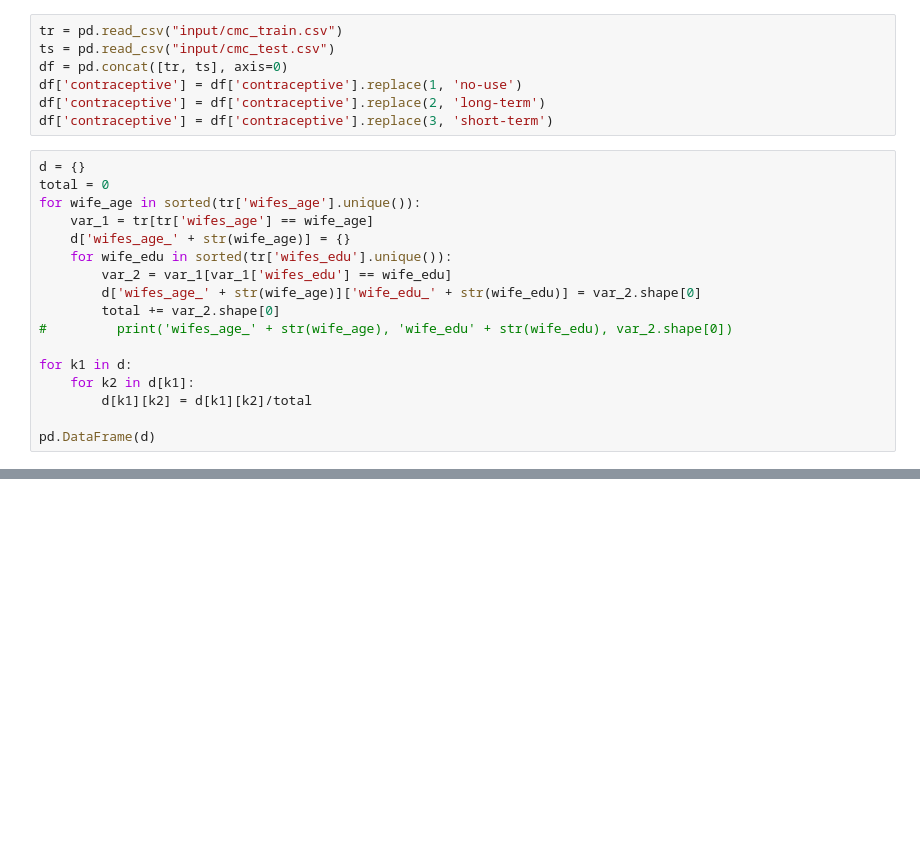
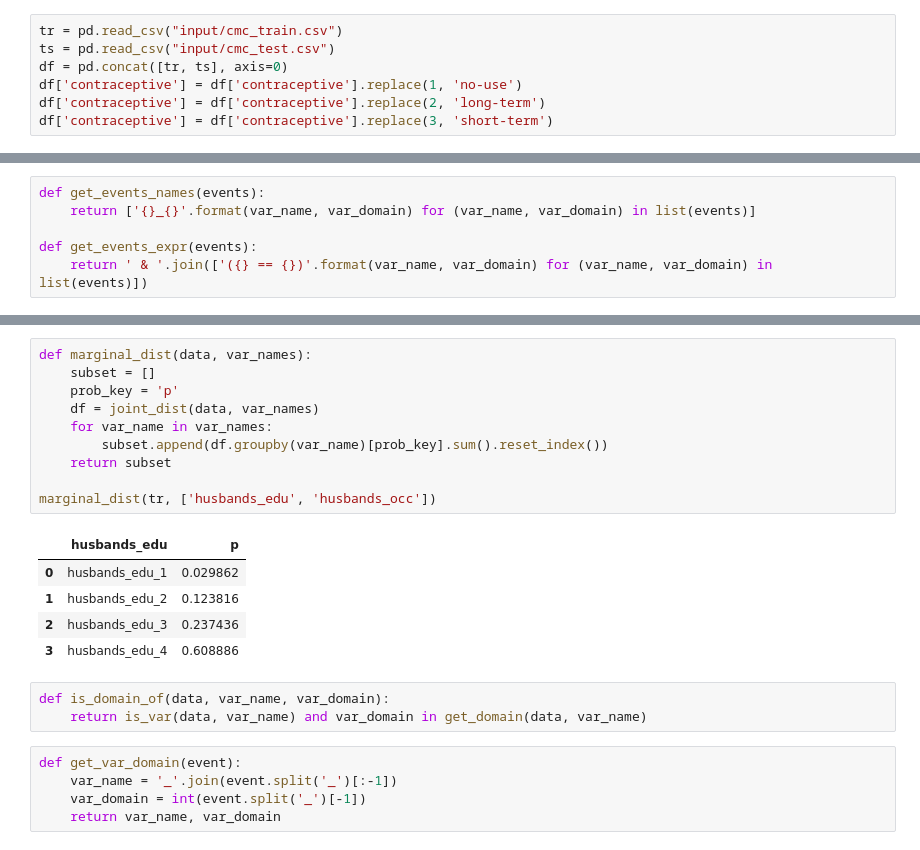
Before and after one commit to eug/bayesnet, a Jupyter notebook: Data.ipynb, the cells around one changed output, grey strips where cells are left out. Drawn from its saved outputs; the diff is of its cells as text; blank space fills up the shorter version.

```diff
--- a/Data.ipynb
+++ b/Data.ipynb
@@ -10,20 +11,3 @@ df = pd.concat([tr, ts], axis=0)
 df['contraceptive'] = df['contraceptive'].replace(1, 'no-use')
 df['contraceptive'] = df['contraceptive'].replace(2, 'long-term')
 df['contraceptive'] = df['contraceptive'].replace(3, 'short-term')
-# %%
-d = {}
-total = 0
-for wife_age in sorted(tr['wifes_age'].unique()):
-    var_1 = tr[tr['wifes_age'] == wife_age]
-    d['wifes_age_' + str(wife_age)] = {}
-    for wife_edu in sorted(tr['wifes_edu'].unique()):
-        var_2 = var_1[var_1['wifes_edu'] == wife_edu]
-        d['wifes_age_' + str(wife_age)]['wife_edu_' + str(wife_edu)] = var_2.shape[0]
-        total += var_2.shape[0]
-#         print('wifes_age_' + str(wife_age), 'wife_edu' + str(wife_edu), var_2.shape[0])
-
-for k1 in d:
-    for k2 in d[k1]:
-        d[k1][k2] = d[k1][k2]/total
-
-pd.DataFrame(d)
@@ -153,0 +51,6 @@ def marginal(variable):
+# %%
+def get_events_names(events):
+    return ['{}_{}'.format(var_name, var_domain) for (var_name, var_domain) in list(events)]
+
+def get_events_expr(events):
+    return ' & '.join(['({} == {})'.format(var_name, var_domain) for (var_name, var_domain) in list(events)])
@@ -153,0 +173,24 @@ def marginal(variable):
+# %%
+def marginal_dist(data, var_names):
+    subset = []
+    prob_key = 'p'
+    df = joint_dist(data, var_names)
+    for var_name in var_names:
+        subset.append(df.groupby(var_name)[prob_key].sum().reset_index())
+    return subset
+
+marginal_dist(tr, ['husbands_edu', 'husbands_occ'])
+# %% [output]
+|  | husbands_edu | p |
+| 0 | husbands_edu_1 | 0.029862 |
+| 1 | husbands_edu_2 | 0.123816 |
+| 2 | husbands_edu_3 | 0.237436 |
+| 3 | husbands_edu_4 | 0.608886 |
+# %%
+def is_domain_of(data, var_name, var_domain):
+    return is_var(data, var_name) and var_domain in get_domain(data, var_name)
+# %%
+def get_var_domain(event):
+    var_name = '_'.join(event.split('_')[:-1])
+    var_domain = int(event.split('_')[-1])
+    return var_name, var_domain
```
Also changed, not shown: parts of 12 cells of this notebook.
